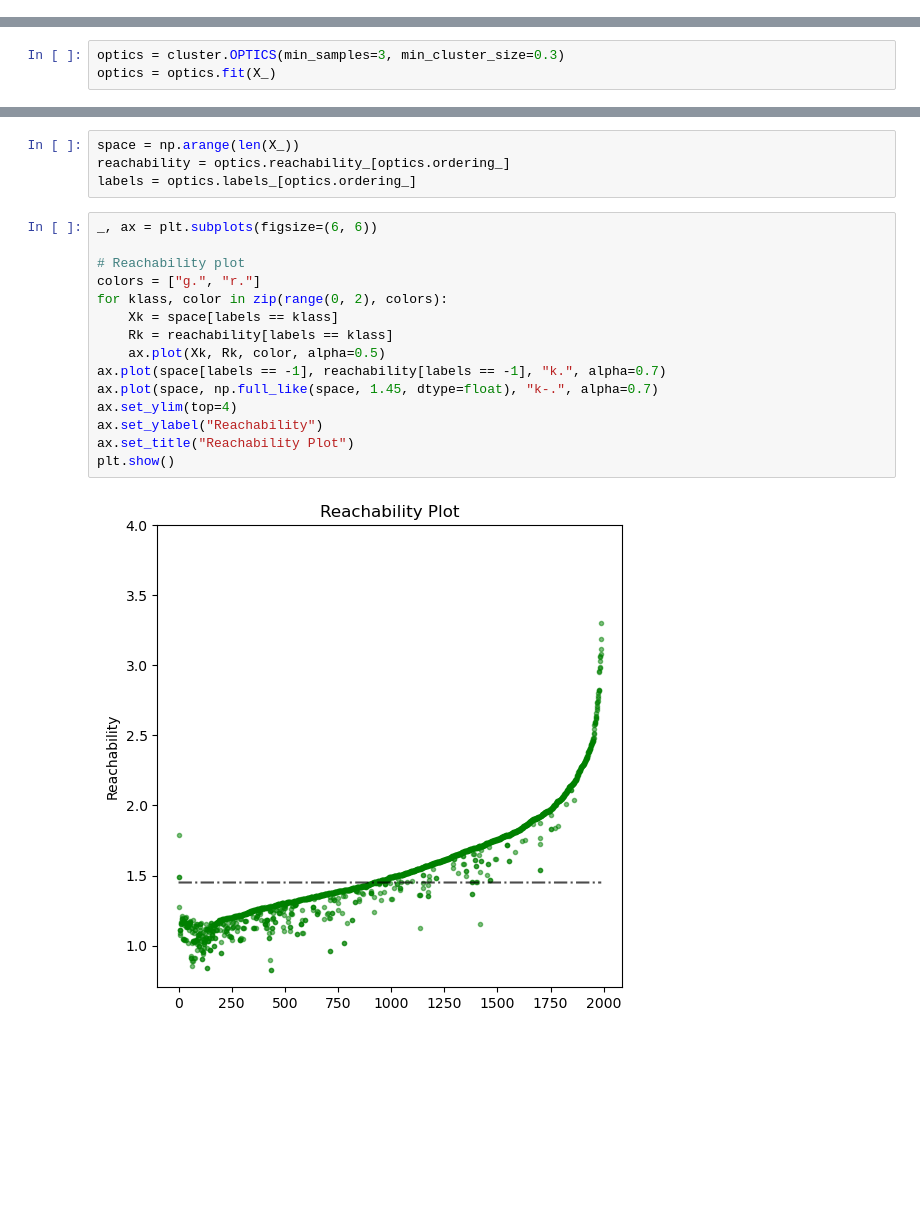
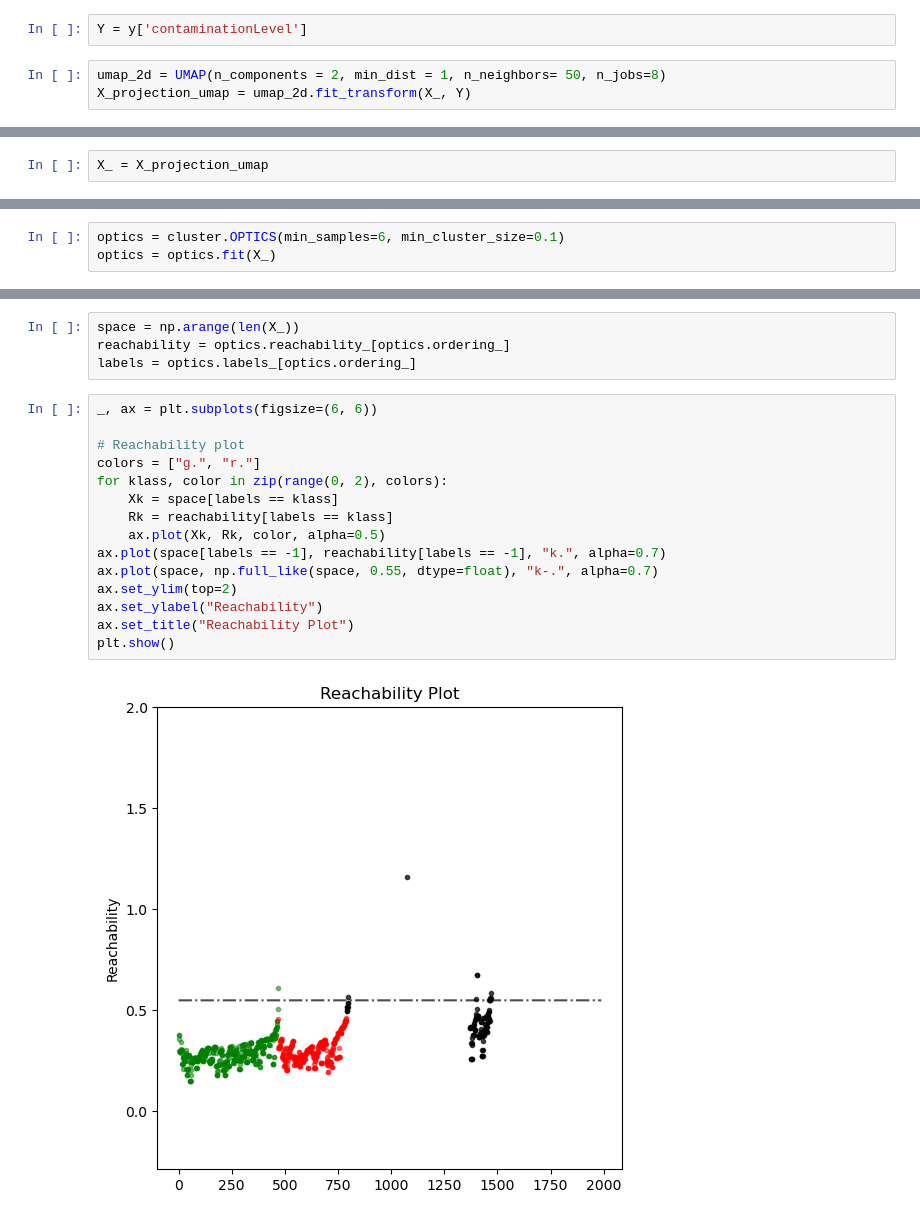
Before and after one commit to pedrozavalat/WaterSafeProject, a Jupyter notebook: clustering/clusteringWaterSafe_DBSCAN_OPTICS.ipynb, the cells around one changed output, grey strips where cells are left out. Saved outputs shown, nothing was run; the diff lists cells and outputs as text; blank space fills up the shorter version.

```diff
--- a/clustering/clusteringWaterSafe_DBSCAN_OPTICS.ipynb
+++ b/clustering/clusteringWaterSafe_DBSCAN_OPTICS.ipynb
@@ -339,0 +344,5 @@ X_ = pca.fit_transform(X_)
+# %%
+Y = y['contaminationLevel']
+# %%
+umap_2d = UMAP(n_components = 2, min_dist = 1, n_neighbors= 50, n_jobs=8)
+X_projection_umap = umap_2d.fit_transform(X_, Y)
@@ -340,2 +382,4 @@ X_ = pca.fit_transform(X_)
+# %%
+X_ = X_projection_umap
 # %%
 # Kdist para minPts = 5
@@ -376,5 +420,5 @@ plt.show()
 # %%
-optics = cluster.OPTICS(min_samples=3, min_cluster_size=0.3)
+optics = cluster.OPTICS(min_samples=6, min_cluster_size=0.1)
 optics = optics.fit(X_)
 # %%
 y_pred = optics.labels_.astype(int)
@@ -396,18 +440,18 @@ labels = optics.labels_[optics.ordering_]
 # %%
 _, ax = plt.subplots(figsize=(6, 6))
 
 # Reachability plot
 colors = ["g.", "r."]
 for klass, color in zip(range(0, 2), colors):
     Xk = space[labels == klass]
     Rk = reachability[labels == klass]
     ax.plot(Xk, Rk, color, alpha=0.5)
 ax.plot(space[labels == -1], reachability[labels == -1], "k.", alpha=0.7)
-ax.plot(space, np.full_like(space, 1.45, dtype=float), "k-.", alpha=0.7)
-ax.set_ylim(top=4)
+ax.plot(space, np.full_like(space, 0.55, dtype=float), "k-.", alpha=0.7)
+ax.set_ylim(top=2)
 ax.set_ylabel("Reachability")
 ax.set_title("Reachability Plot")
 plt.show()
 # %% [output]
-[figure, old version]
+[figure, new version]
 # %%
```
Also changed, not shown: parts of 14 cells of this notebook, 1 other file.
